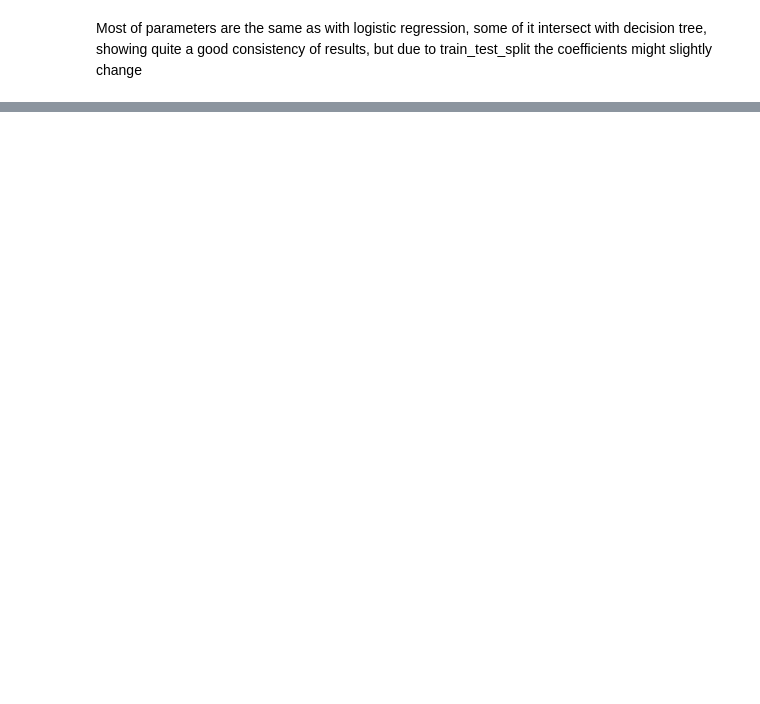
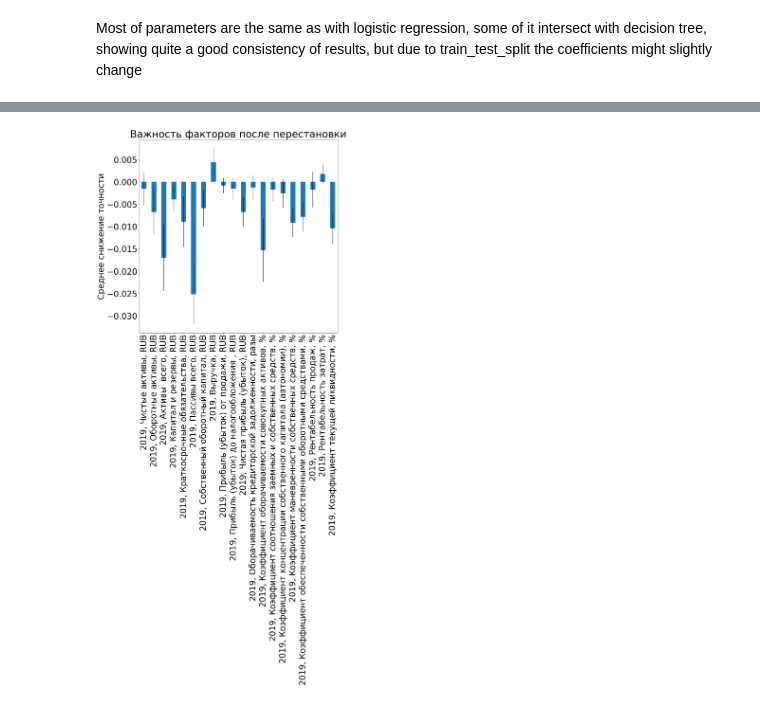
Before and after one commit to Mekss/retail-companies-bankruptcy-research, a Jupyter notebook: bankruptcy analysis.ipynb, the cells around one changed output, grey strips where cells are left out. Saved outputs shown, nothing was run; the diff lists cells and outputs as text; code cells hidden in the pictures; blank space fills up the shorter version.

```diff
--- a/bankruptcy analysis.ipynb
+++ b/bankruptcy analysis.ipynb
@@ -386,0 +563,15 @@ Most of parameters are the same as with logistic regression, some of it intersec
+# %%
+#https://scikit-learn.org/stable/modules/permutation_importance.html#id2
+from sklearn.inspection import permutation_importance
+result = permutation_importance(
+    clf, X_test, y_test, n_repeats=10, random_state=42, n_jobs=2)
+forest_importances = pd.Series(result.importances_mean, index=X_train.columns)
+fig, ax = plt.subplots()
+forest_importances.plot.bar(yerr=result.importances_std, ax=ax)
+ax.set_title("Важность факторов после перестановки")
+ax.set_ylabel("Среднее снижение точности")
+fig.tight_layout()
+plt.rcParams.update({'font.size': 35})
+plt.show()
+# %% [output]
+[figure, added]
```
Also changed, not shown: parts of 20 cells of this notebook.
